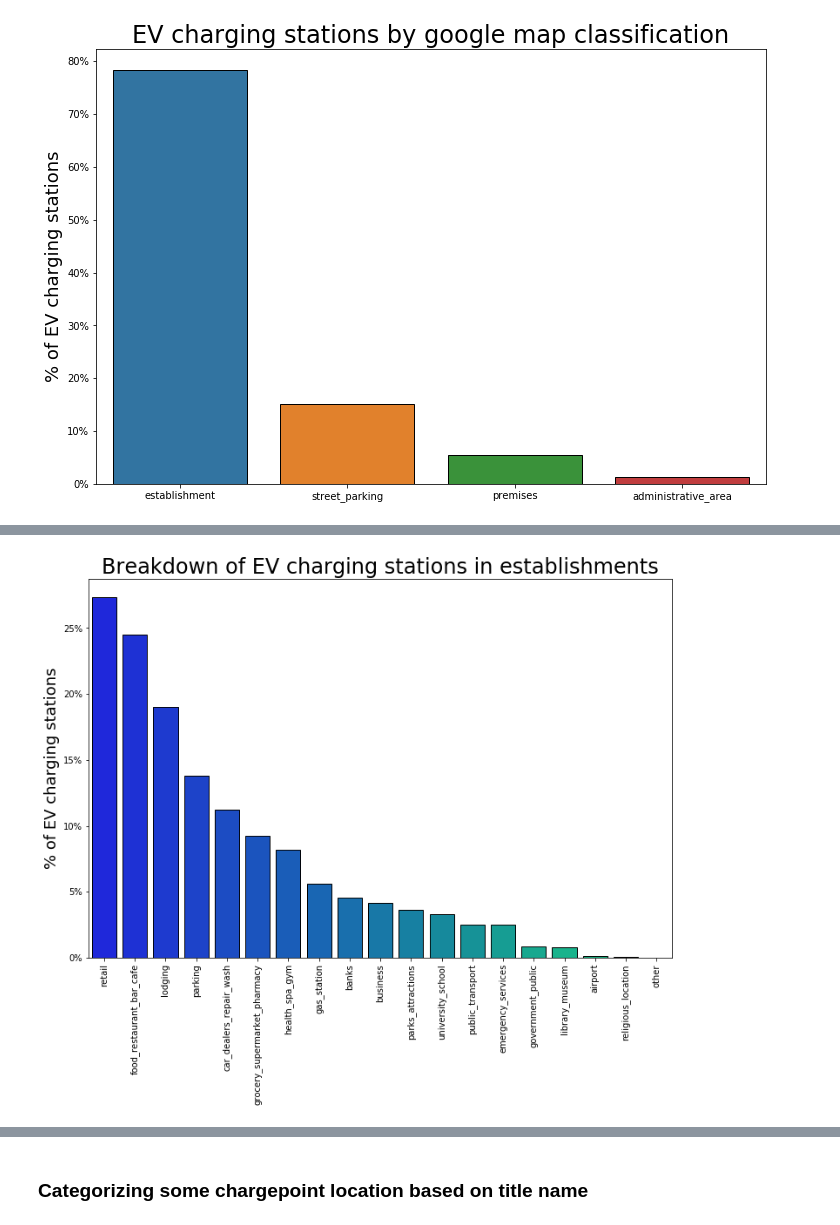
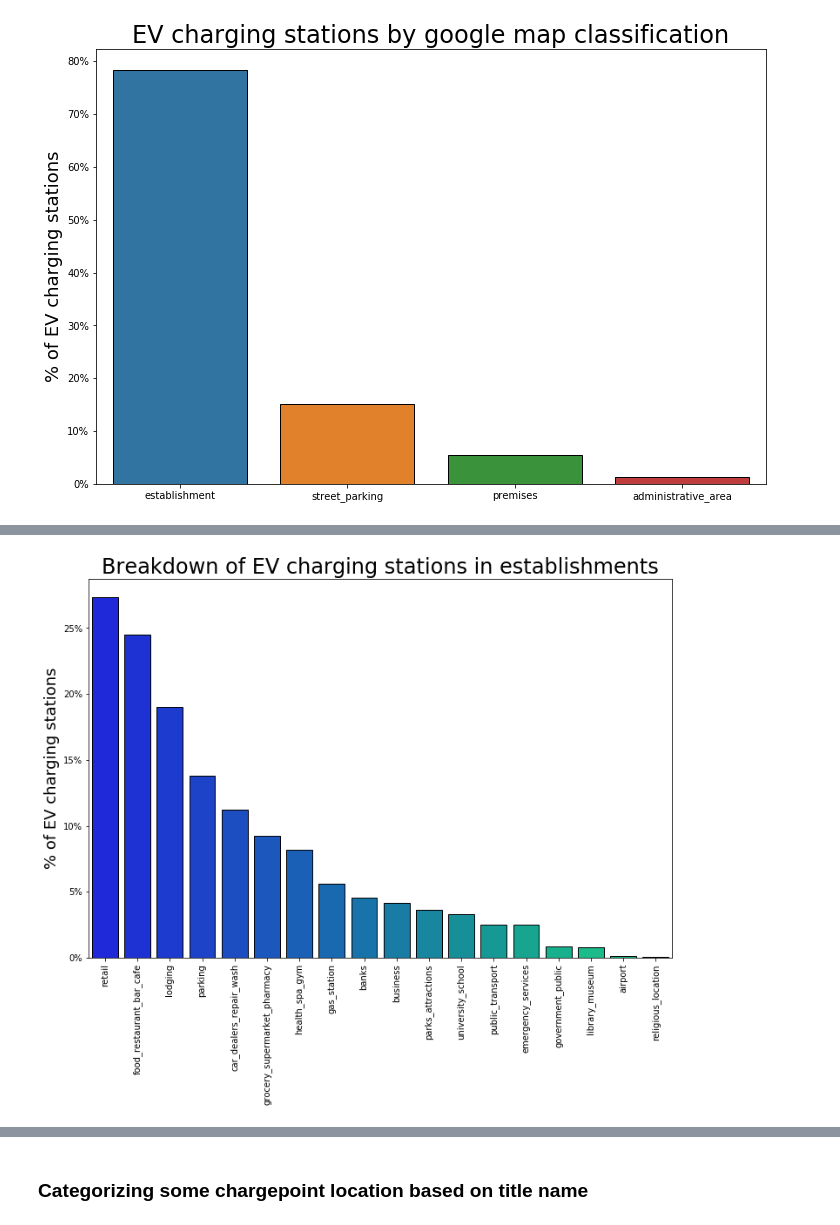
Before and after one commit to cdenbowjr/ev_chargepoint_prediction, a Jupyter notebook: notebooks/1.0-ced-chargepoint-categorisation.ipynb, the cells around one changed output, grey strips where cells are left out. Drawn from its saved outputs; the diff is of its cells as text; code cells hidden in the pictures.

```diff
--- a/notebooks/1.0-ced-chargepoint-categorisation.ipynb
+++ b/notebooks/1.0-ced-chargepoint-categorisation.ipynb
@@ -156,15 +207,15 @@ plt.savefig("../reports/figures/EV_charging_stations_breakdown.jpg");
 # %%
 fig, ax = plt.subplots(figsize=(12, 8))
-est_breakdown = cat_list[cat_list['establishment']==1].drop(['establishment','point_of_interest','street_parking','premises','administrative_area'],axis=1)
+est_breakdown = cat_list[cat_list['establishment']==1].drop(['establishment','point_of_interest','street_parking','premises','administrative_area','other'],axis=1)
 est_breakdown_order = est_breakdown.sum().sort_values(ascending=False).index
 sns.barplot(data=est_breakdown,estimator=np.mean,order=est_breakdown_order,ci=None, orient='v', palette='winter', ec='k')
 
 ax.set_title(
     "Breakdown of EV charging stations in establishments", fontsize=24)
 #ax.set_xlabel("EV charging stations location", fontsize=18)
 ax.set_ylabel("% of EV charging stations", fontsize=18)
 plt.gca().set_yticklabels(['{:.0f}%'.format(x*100) for x in plt.gca().get_yticks()])
 plt.xticks(rotation=90)
-plt.savefig("../reports/figures/EVlocation_chart.jpg");
+plt.savefig("../reports/figures/EV_charging_stations_est.jpg",transparent=False, edgecolor='k',facecolor='w',pad_inches=0.1,bbox_inches='tight');
 # %% [output]
-[figure, old version]
+[figure, new version]
```
Also changed, not shown: parts of 17 cells of this notebook, 8 other files.
